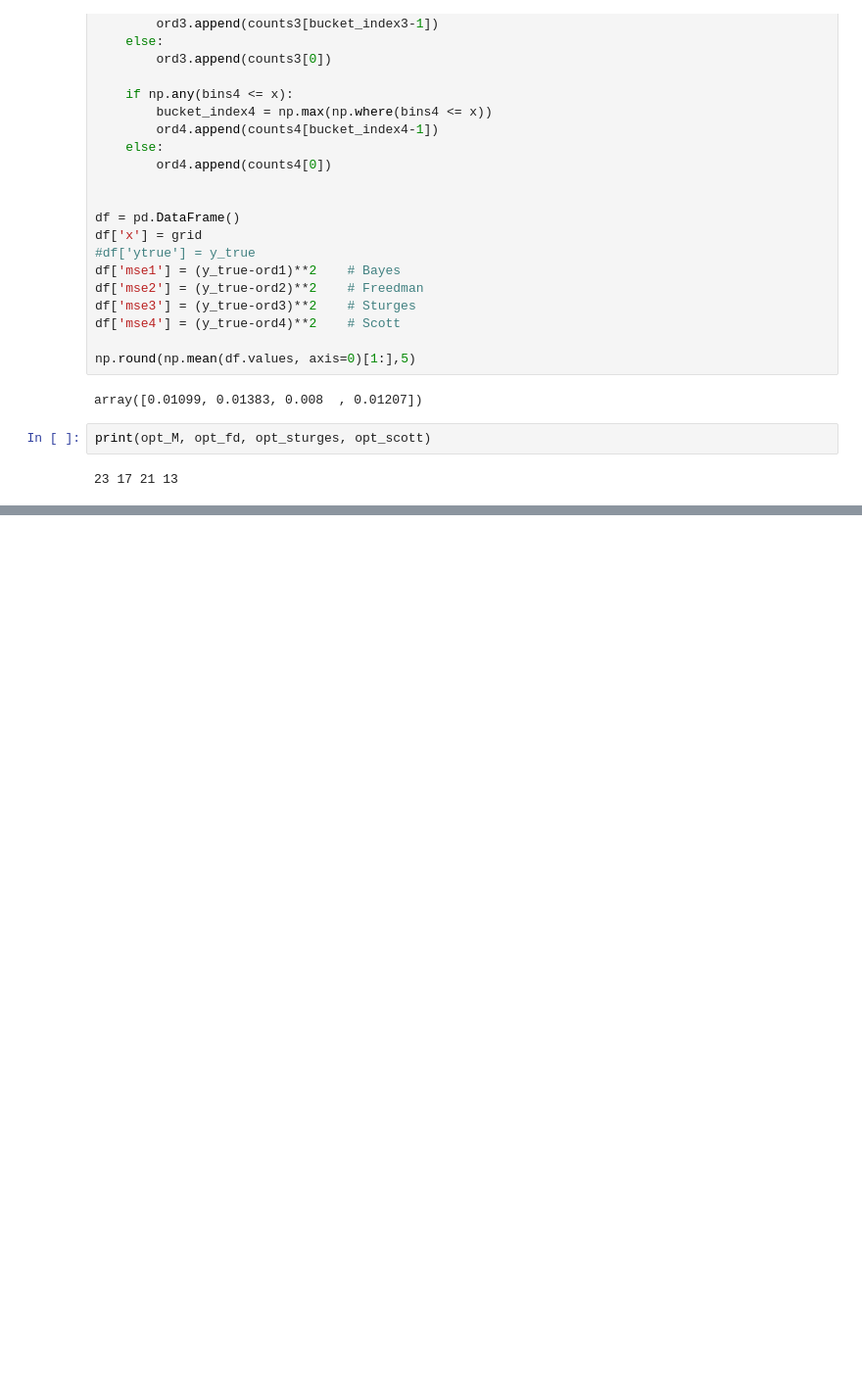
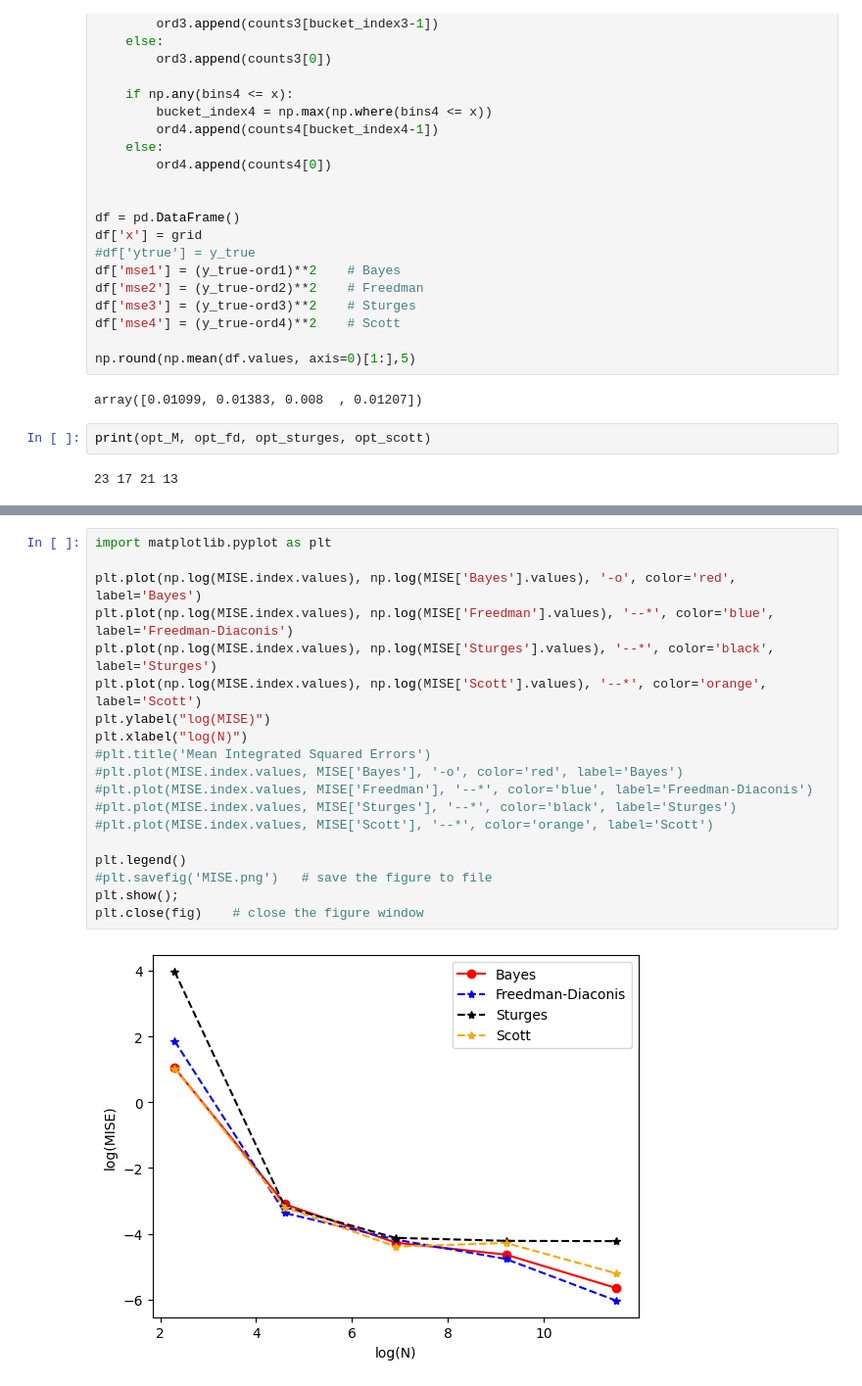
Before and after one commit to AVoss84/bhad, a Jupyter notebook: src/notebooks/Compare_rules_nbins.ipynb, the cells around one changed output, grey strips where cells are left out. Shown at 98% size. Cells and saved outputs as stored; diff of their text form; blank space fills up the shorter version.

```diff
--- a/src/notebooks/Compare_rules_nbins.ipynb
+++ b/src/notebooks/Compare_rules_nbins.ipynb
@@ -332,0 +335,21 @@ MISE
+# %%
+import matplotlib.pyplot as plt
+
+plt.plot(np.log(MISE.index.values), np.log(MISE['Bayes'].values), '-o', color='red', label='Bayes')
+plt.plot(np.log(MISE.index.values), np.log(MISE['Freedman'].values), '--*', color='blue', label='Freedman-Diaconis')
+plt.plot(np.log(MISE.index.values), np.log(MISE['Sturges'].values), '--*', color='black', label='Sturges')
+plt.plot(np.log(MISE.index.values), np.log(MISE['Scott'].values), '--*', color='orange', label='Scott')
+plt.ylabel("log(MISE)")
+plt.xlabel("log(N)")
+#plt.title('Mean Integrated Squared Errors')
+#plt.plot(MISE.index.values, MISE['Bayes'], '-o', color='red', label='Bayes')
+#plt.plot(MISE.index.values, MISE['Freedman'], '--*', color='blue', label='Freedman-Diaconis')
+#plt.plot(MISE.index.values, MISE['Sturges'], '--*', color='black', label='Sturges')
+#plt.plot(MISE.index.values, MISE['Scott'], '--*', color='orange', label='Scott')
+
+plt.legend()
+#plt.savefig('MISE.png')   # save the figure to file
+plt.show();
+plt.close(fig)    # close the figure window
+# %% [output]
+[figure, added]
```
Also changed, not shown: parts of 9 cells of this notebook.
